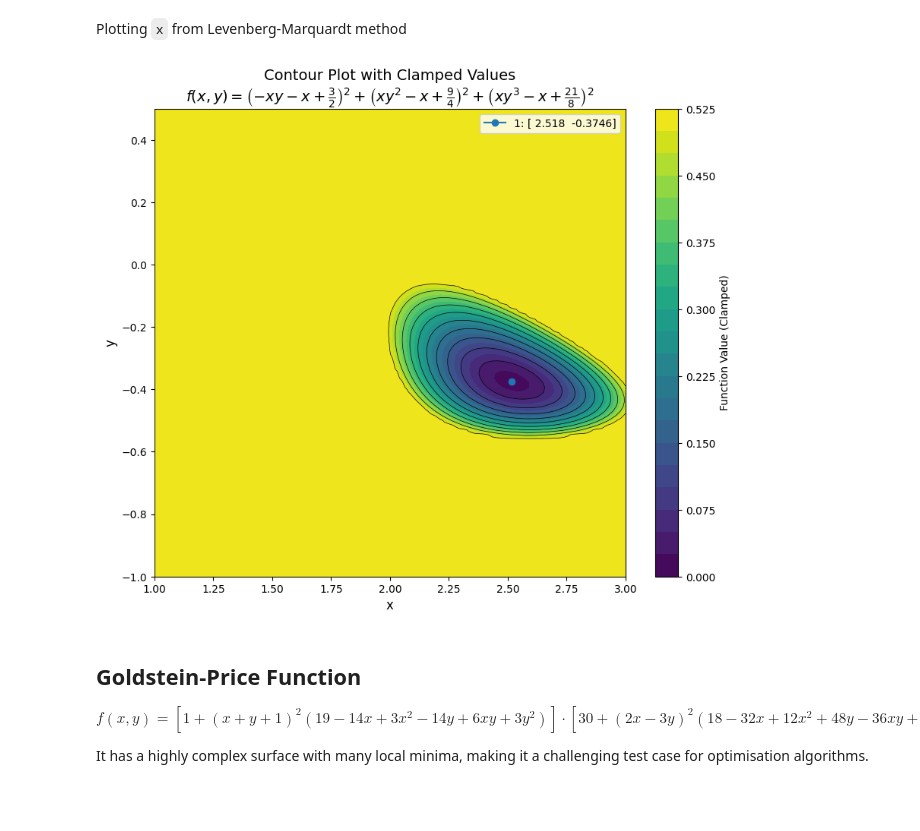
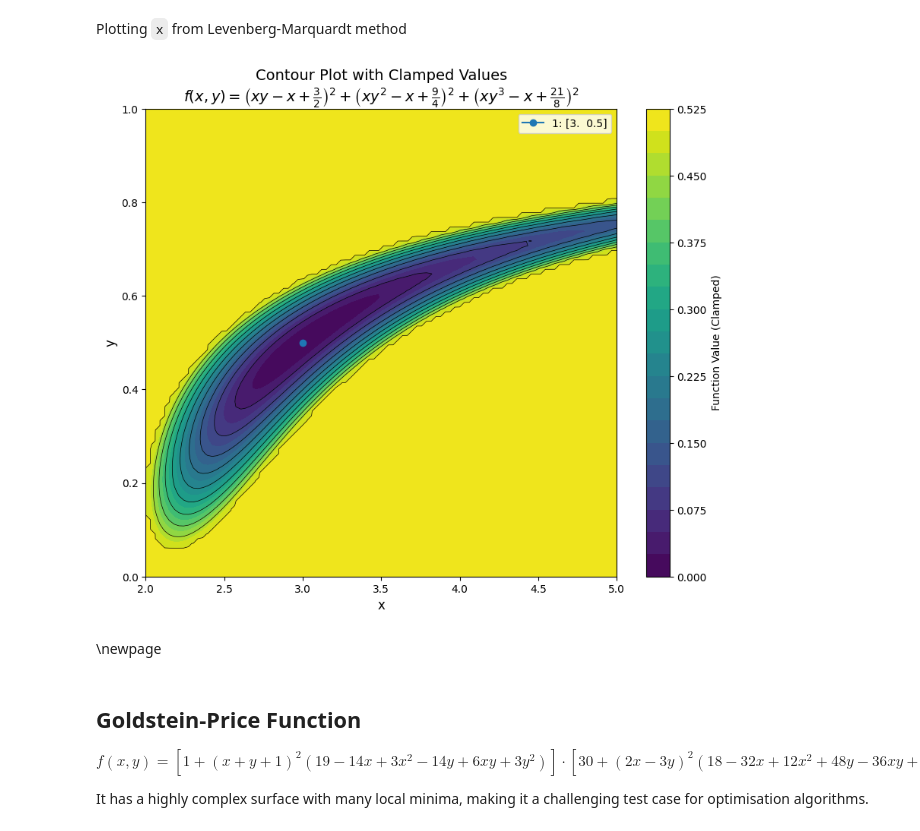
Before and after one commit to pineapple-bois/nonlinear-optimisation, a Jupyter notebook: BenchmarkingOne.ipynb, the cells around one changed output. Drawn from its saved outputs; the diff is of its cells as text; code cells hidden in the pictures; blank space fills up the shorter version.

```diff
--- a/BenchmarkingOne.ipynb
+++ b/BenchmarkingOne.ipynb
@@ -439,7 +447,7 @@ x, y = sp.symbols('x y')
 variables = [x, y]
 
 # Define function
-f = ((sp.Rational(3, 2) - x - x*y)**2 + (sp.Rational(9, 4) - x + x*y**2)**2
+f = ((sp.Rational(3, 2) - x + x*y)**2 + (sp.Rational(9, 4) - x + x*y**2)**2
         + (sp.Rational(21, 8) - x + x*y**3)**2)
 
 # Lambdify for plotting
@@ -502,10 +524,14 @@ nfev: 45
 # %% [markdown]
 Plotting `x` from Levenberg-Marquardt method
 # %%
+solver_lm = LevenbergMarquardtSolver(f, [x, y], [0, -1])
+result_lm = solver_lm.solve(verbose=False)
 x_min = result_lm['x']
-plot_clamped_contour(f_func, f, (1, 3), (-1, 0.5), minimisers=x_min)
+plot_clamped_contour(f_func, f, (2, 5), (0, 1), minimisers=x_min)
 # %% [output]
-[figure, old version]
+[figure, new version]
+# %% [markdown]
+\newpage
 # %% [markdown]
 ## Goldstein-Price Function
 
```
Also changed, not shown: parts of 10 cells of this notebook.
